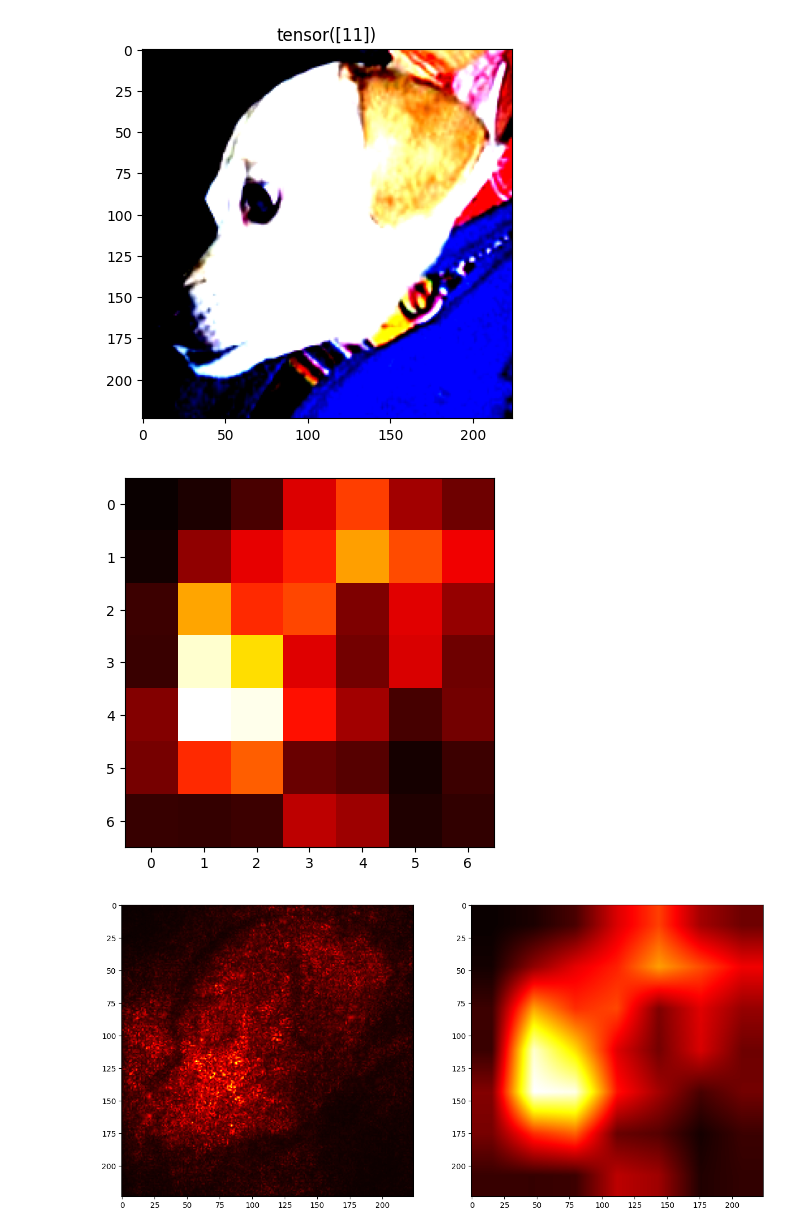
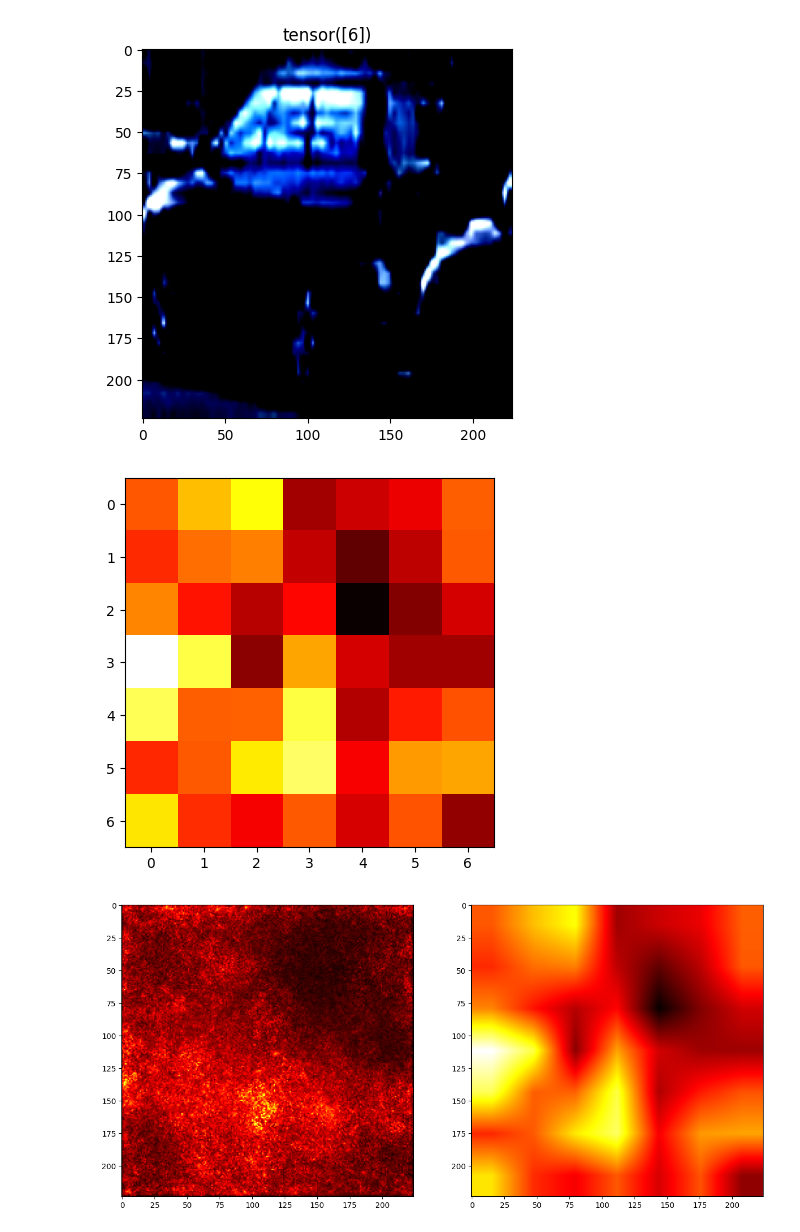
Before and after one commit to liuktc/ML4CV_XAI, a Jupyter notebook: effective_receptive_field.ipynb, the cells around one changed output. Cells and saved outputs as stored; diff of their text form; code cells hidden in the pictures.

```diff
--- a/effective_receptive_field.ipynb
+++ b/effective_receptive_field.ipynb
@@ -44,9 +43,10 @@ def calculate_erf(model, input, device):
     for x in tqdm(range(output.shape[2])):
         for y in range(output.shape[3]):
             # input_tensor = torch.zeros(input_shape, device=device, requires_grad=True)
-            # input_tensor = torch.randn(input_shape, device=device, requires_grad=True)
+            input_tensor = torch.randn(input_shape, device=device, requires_grad=True)
             # input_tensor = torch.ones(input_shape, device=device, requires_grad=True)
-            input_tensor = torch.tensor(input, device=device, requires_grad=True)
+            # input_tensor = torch.tensor(input, device=device, requires_grad=True)
+            # input_tensor = input.clone().detach().to(device).requires_grad_(True)
             # Set the model to evaluation mode
             model.eval()
 
@@ -117,7 +173,7 @@ def rescale_using_erf(attribution_map, erf_values):
             result += attribution_map[i, j] * erf_values[i, j]
     return result
 # %%
-for i in [0]:
+for i in [8]:
     image, label = test_data[i]
     plt.imshow(image.permute(1, 2, 0))
     plt.title(label)
@@ -133,33 +189,33 @@ for i in [0]:
                     input_tensor=images,
                     layer=layer,
                     target=labels,
                     baseline_dist=None,
                 )
 
     attributions = attributions[0].cpu().detach().sum(0)
 
     plt.imshow(attributions.numpy(), cmap='hot')
     plt.show()
 
     feature_extractor = cut_model_to_layer(model, layer[0], included=True)
 
     erf = calculate_erf(feature_extractor, images, device=device)
 
     rescaled_attributions_erf = rescale_using_erf(attributions.numpy(), erf)
 
     up = nn.Upsample(size=images.shape[2:], mode="bilinear")
     rescaled_attributions_bilinear = up(attributions.unsqueeze(0).unsqueeze(0))[0]
 
 
     plt.figure(figsize=(15, 15))
     plt.subplot(1, 2, 1)
     plt.imshow(rescaled_attributions_erf.sum(0), cmap='hot')
 
     plt.subplot(1, 2, 2)
     plt.imshow(rescaled_attributions_bilinear.sum(0), cmap='hot')
     plt.show()
 # %% [output]
 Clipping input data to the valid range for imshow with RGB data ([0..1] for floats or [0..255] for integers).
-[figure, old version]
+[figure, new version]
-[figure, old version]
+[figure, new version]
-[figure, old version]
+[figure, new version]
```
Also changed, not shown: parts of 13 cells of this notebook, 16 other files.
